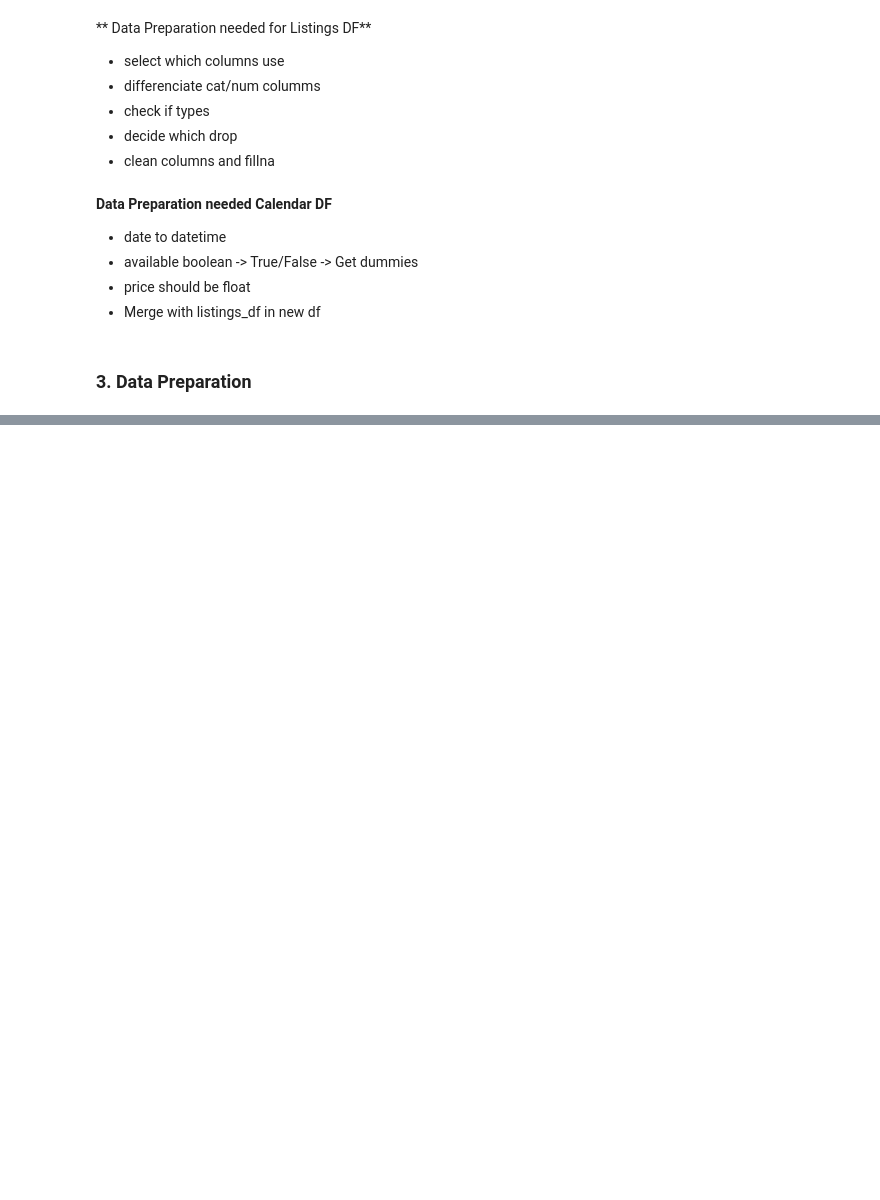
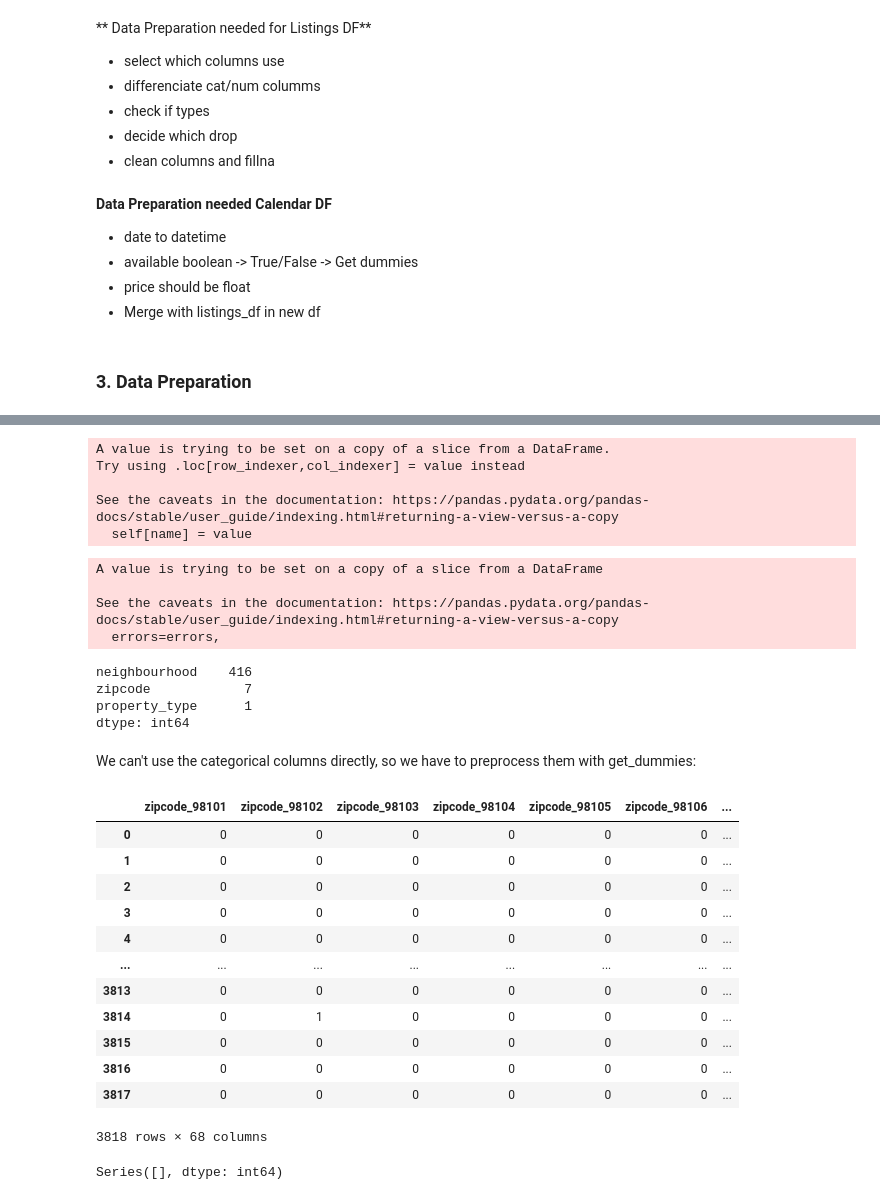
Before and after one commit to gderivas/DS_Nanodegree, a Jupyter notebook: project.ipynb, the cells around one changed output, grey strips where cells are left out. Saved outputs shown, nothing was run; the diff lists cells and outputs as text; code cells hidden in the pictures; blank space fills up the shorter version.

Commit message:
Datapreparation (cleaned) completed

```diff
--- a/project.ipynb
+++ b/project.ipynb
@@ -271,0 +369,4 @@ calendar_df.shape
+# %%
+# Fill missing values with the mean
+for  col in cont_cols.columns:
+    cont_cols[col].fillna(cont_cols[col].mean(),inplace=True)
@@ -271,0 +393,8 @@ calendar_df.shape
+# %%
+cat_cols.amenities = [len(amenitie.split(',')) for amenitie in cat_cols.amenities]
+# %% [output]
+A value is trying to be set on a copy of a slice from a DataFrame.
+Try using .loc[row_indexer,col_indexer] = value instead
+
+See the caveats in the documentation: https://pandas.pydata.org/pandas-docs/stable/user_guide/indexing.html#returning-a-view-versus-a-copy
+  self[name] = value
@@ -271,0 +403,36 @@ calendar_df.shape
+# %%
+cat_cols.drop(['amenities'],axis=1,inplace=True)
+# %% [output]
+A value is trying to be set on a copy of a slice from a DataFrame
+
+See the caveats in the documentation: https://pandas.pydata.org/pandas-docs/stable/user_guide/indexing.html#returning-a-view-versus-a-copy
+  errors=errors,
+# %%
+# Categorical columns with missing values
+cat_cols.isnull().sum()[cat_cols.isnull().sum()>0]
+# %% [output]
+neighbourhood    416
+zipcode            7
+property_type      1
+dtype: int64
+# %% [markdown]
+We can't use the categorical columns directly, so we have to preprocess them with get_dummies:
+# %%
+for col in cat_cols.columns:
+    cat_cols = pd.concat([cat_cols.drop([col],axis=1),pd.get_dummies(cat_cols[col], prefix=col, prefix_sep = '_',dummy_na=True)],axis=1)
+# %%
+cat_cols
+# %% [output]
+|  | zipcode_98101 | zipcode_98102 | zipcode_98103 | zipcode_98104 | zipcode_98105 | zipcode_98106 | ... |
+| 0 | 0 | 0 | 0 | 0 | 0 | 0 | ... |
+| 1 | 0 | 0 | 0 | 0 | 0 | 0 | ... |
+| 2 | 0 | 0 | 0 | 0 | 0 | 0 | ... |
+| 3 | 0 | 0 | 0 | 0 | 0 | 0 | ... |
+| 4 | 0 | 0 | 0 | 0 | 0 | 0 | ... |
+| ... | ... | ... | ... | ... | ... | ... | ... |
+| 3813 | 0 | 0 | 0 | 0 | 0 | 0 | ... |
+| 3814 | 0 | 1 | 0 | 0 | 0 | 0 | ... |
+| 3815 | 0 | 0 | 0 | 0 | 0 | 0 | ... |
+| 3816 | 0 | 0 | 0 | 0 | 0 | 0 | ... |
+| 3817 | 0 | 0 | 0 | 0 | 0 | 0 | ... |
+3818 rows × 68 columns
@@ -271,0 +442,5 @@ calendar_df.shape
+# %%
+# Check if there are still NaNs values
+df_l_cleaned.isnull().sum()[df_l_cleaned.isnull().sum()>0]
+# %% [output]
+Series([], dtype: int64)
```
Also changed, not shown: parts of 13 cells of this notebook, 1 other file.
